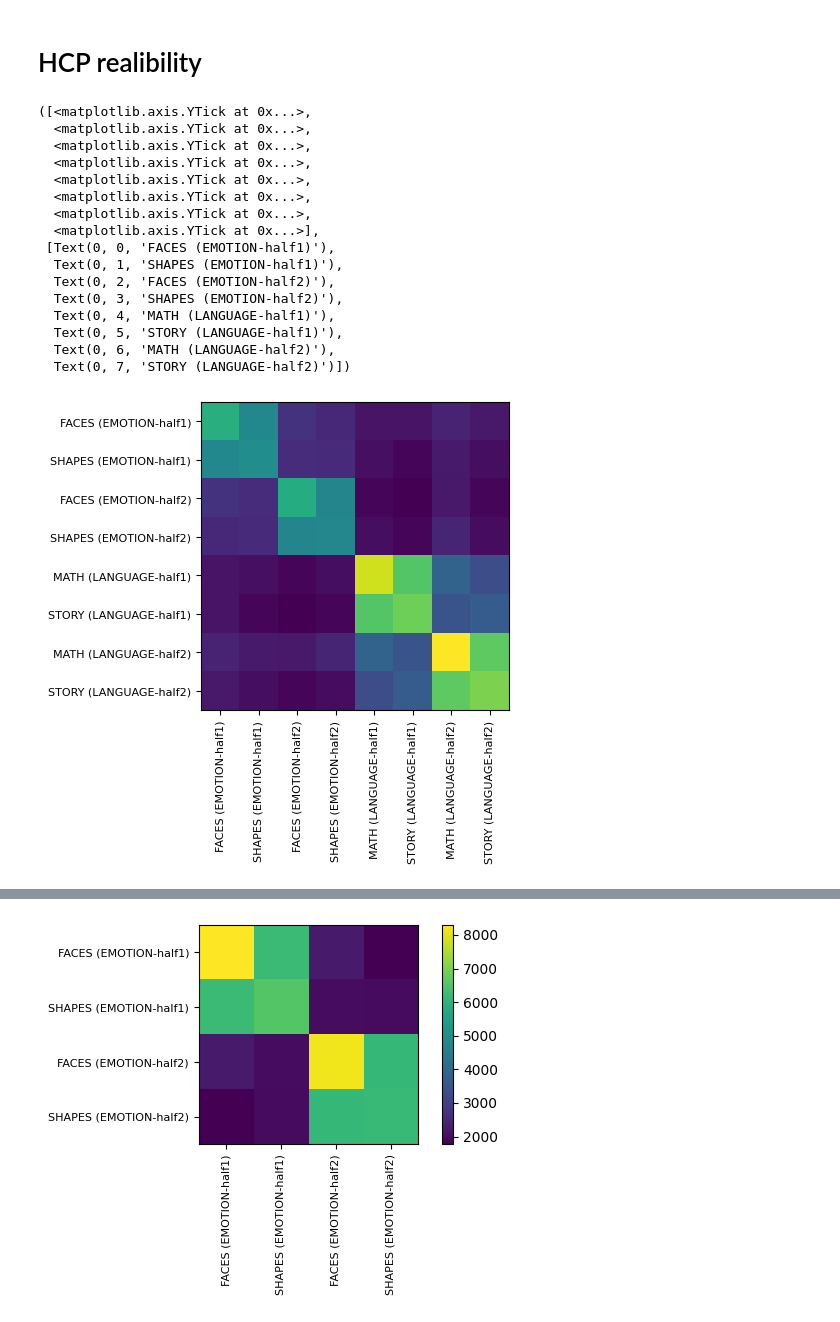
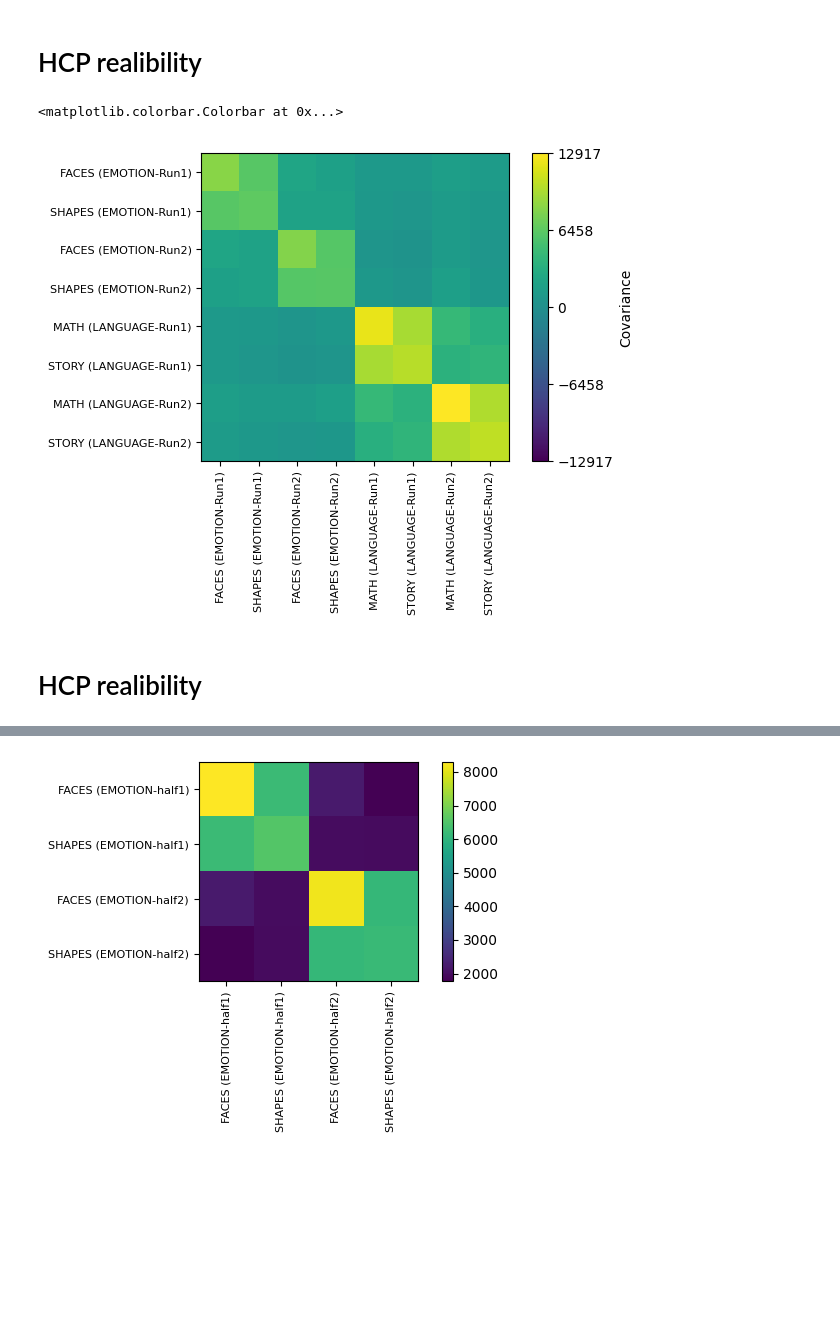
Before and after one commit to DiedrichsenLab/OptimalBattery, a Jupyter notebook: notebooks/8.design_data.ipynb, the cells around one changed output, grey strips where cells are left out. Saved outputs shown, nothing was run; the diff lists cells and outputs as text; code cells hidden in the pictures; blank space fills up the shorter version.

```diff
--- a/notebooks/8.design_data.ipynb
+++ b/notebooks/8.design_data.ipynb
@@ -30,50 +30,43 @@ def get_cov(data_hcp,info_hcp,task_name=['all']):
         selected_info = info_hcp
     else:
         selected_info = info_hcp[info_hcp['task_name'].isin(task_name)]
 
     # subset data
     selected_info = selected_info.sort_values(by=["task_name", "half", "cond_name"])
     selected_indices = selected_info.index.tolist()
     selected_data_hcp = data_hcp[:, selected_indices, :]
 
     # get cov per subject
     subject_covariances = np.array([
         subject_data @ subject_data.T for subject_data in selected_data_hcp
     ])
 
     #avg cov matrix
     avg_cov_matrix = subject_covariances.mean(axis=0)
 
     # get the labels
     labels = (
         selected_info["cond_name"] +
-        " (" + selected_info["task_name"] + "-half" + selected_info["half"].astype(str) + ")"
+        " (" + selected_info["task_name"] + "-Run" + selected_info["half"].astype(str) + ")"
     ).tolist()
 
     return avg_cov_matrix , labels
 
-cov,labels = get_cov(data_hcp,info_hcp,task_name=['LANGUAGE','EMOTION'])
+cov, labels = get_cov(data_hcp, info_hcp, task_name=['EMOTION', 'LANGUAGE'])
 
 plt.figure(figsize=(6, 4))
-plt.imshow(cov, cmap='viridis', interpolation='nearest')
+
+symmetric_limit = max(abs(np.min(cov)), abs(np.max(cov)))
+plt.imshow(cov, cmap='viridis', interpolation='nearest', vmin=-symmetric_limit, vmax=symmetric_limit)
+
+
 tick_positions = np.arange(len(labels))
 plt.xticks(tick_positions, labels, rotation=90, fontsize=8)
 plt.yticks(tick_positions, labels, fontsize=8)
+
+plt.colorbar(label='Covariance', ticks=np.linspace(-symmetric_limit, symmetric_limit, 5))
 # %% [output]
-([<matplotlib.axis.YTick at 0x...>,
-  <matplotlib.axis.YTick at 0x...>,
-  <matplotlib.axis.YTick at 0x...>,
-  <matplotlib.axis.YTick at 0x...>,
-  <matplotlib.axis.YTick at 0x...>,
-  <matplotlib.axis.YTick at 0x...>,
-  <matplotlib.axis.YTick at 0x...>,
-  <matplotlib.axis.YTick at 0x...>],
- [Text(0, 0, 'FACES (EMOTION-half1)'),
-  Text(0, 1, 'SHAPES (EMOTION-half1)'),
-  Text(0, 2, 'FACES (EMOTION-half2)'),
-  Text(0, 3, 'SHAPES (EMOTION-half2)'),
-  Text(0, 4, 'MATH (LANGUAGE-half1)'),
-  Text(0, 5, 'STORY (LANGUAGE-half1)'),
-  Text(0, 6, 'MATH (LANGUAGE-half2)'),
-  Text(0, 7, 'STORY (LANGUAGE-half2)')])
+<matplotlib.colorbar.Colorbar at 0x...>
-[figure, old version]
+[figure, new version]
+# %% [markdown]
+# HCP realibility
```
Also changed, not shown: parts of 6 cells of this notebook.
